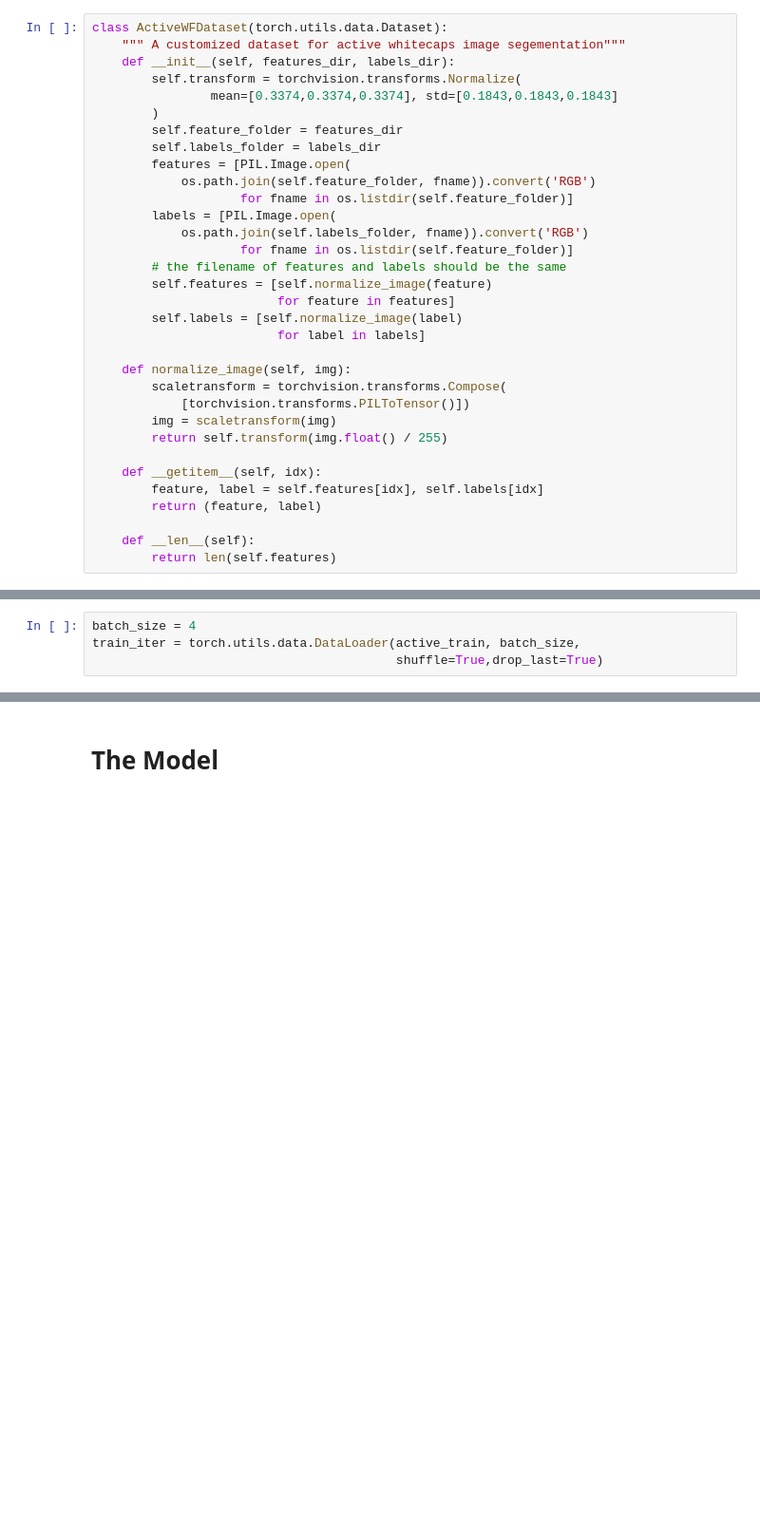
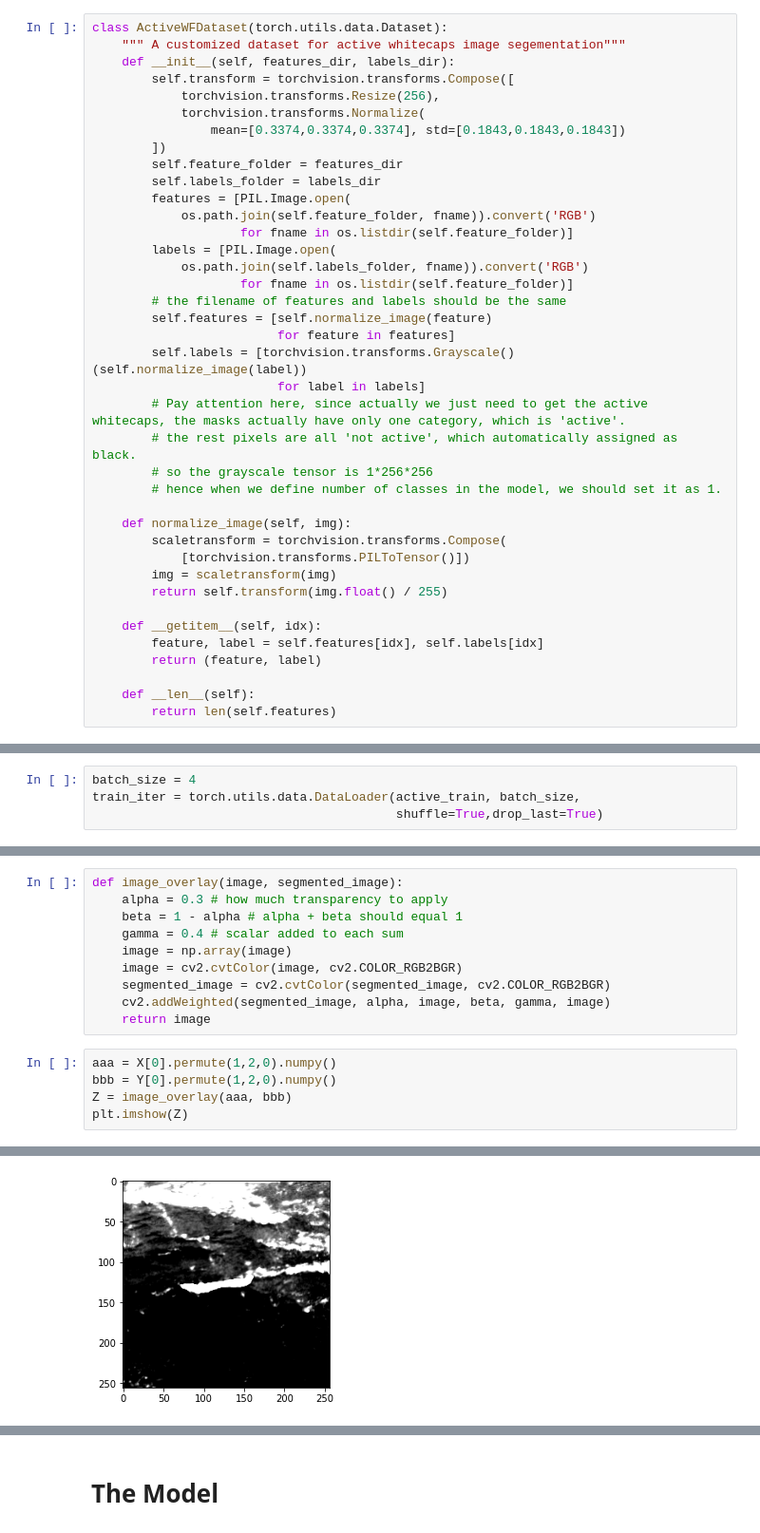
Before and after one commit to yangxin1022/my-whitecaps, a Jupyter notebook: code/pytorch_segmentation.ipynb, the cells around one changed output, grey strips where cells are left out. Shown: that part at 95% size. Drawn from its saved outputs; the diff is of its cells as text; blank space fills up the shorter version.

```diff
--- a/code/pytorch_segmentation.ipynb
+++ b/code/pytorch_segmentation.ipynb
@@ -23,9 +26,11 @@ train_labels_dir = '../data/segmentation_v1/train/masks/data'
 class ActiveWFDataset(torch.utils.data.Dataset):
     """ A customized dataset for active whitecaps image segementation"""
     def __init__(self, features_dir, labels_dir):
-        self.transform = torchvision.transforms.Normalize(
-                mean=[0.3374,0.3374,0.3374], std=[0.1843,0.1843,0.1843]
-        )
+        self.transform = torchvision.transforms.Compose([
+            torchvision.transforms.Resize(256),
+            torchvision.transforms.Normalize(
+                mean=[0.3374,0.3374,0.3374], std=[0.1843,0.1843,0.1843])
+        ])
         self.feature_folder = features_dir
         self.labels_folder = labels_dir
         features = [PIL.Image.open(
@@ -37,8 +42,12 @@ class ActiveWFDataset(torch.utils.data.Dataset):
         # the filename of features and labels should be the same
         self.features = [self.normalize_image(feature)
                          for feature in features]
-        self.labels = [self.normalize_image(label)
+        self.labels = [torchvision.transforms.Grayscale()(self.normalize_image(label))
                          for label in labels]
+        # Pay attention here, since actually we just need to get the active whitecaps, the masks actually have only one category, which is 'active'.
+        # the rest pixels are all 'not active', which automatically assigned as black.
+        # so the grayscale tensor is 1*256*256
+        # hence when we define number of classes in the model, we should set it as 1.
 
     def normalize_image(self, img):
         scaletransform = torchvision.transforms.Compose(
@@ -64,0 +103,16 @@ RuntimeError: stack expects each tensor to be equal size, but got [3, 256, 256]
+# %%
+def image_overlay(image, segmented_image):
+    alpha = 0.3 # how much transparency to apply
+    beta = 1 - alpha # alpha + beta should equal 1
+    gamma = 0.4 # scalar added to each sum
+    image = np.array(image)
+    image = cv2.cvtColor(image, cv2.COLOR_RGB2BGR)
+    segmented_image = cv2.cvtColor(segmented_image, cv2.COLOR_RGB2BGR)
+    cv2.addWeighted(segmented_image, alpha, image, beta, gamma, image)
+    return image
+# %%
+aaa = X[0].permute(1,2,0).numpy()
+bbb = Y[0].permute(1,2,0).numpy()
+Z = image_overlay(aaa, bbb)
+plt.imshow(Z)
+# %% [output]
@@ -64,0 +121 @@ RuntimeError: stack expects each tensor to be equal size, but got [3, 256, 256]
+[figure, added]
```
Also changed, not shown: parts of 38 cells of this notebook, 1 other file.
